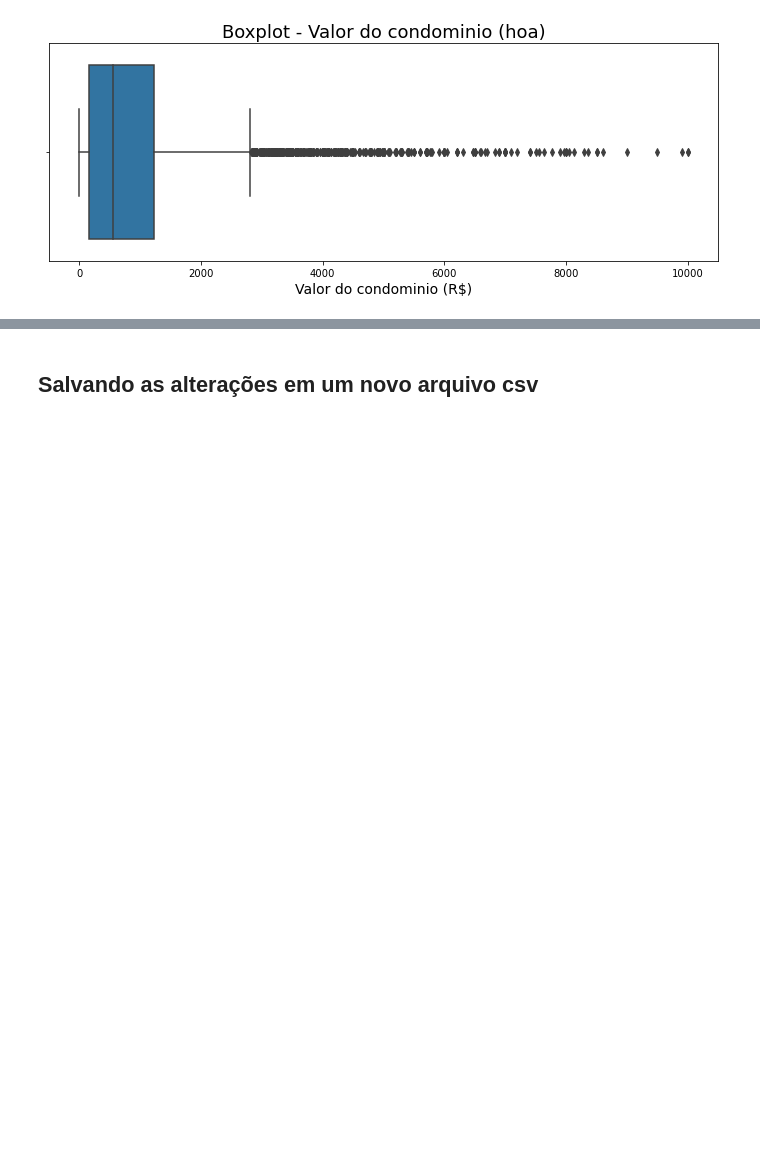
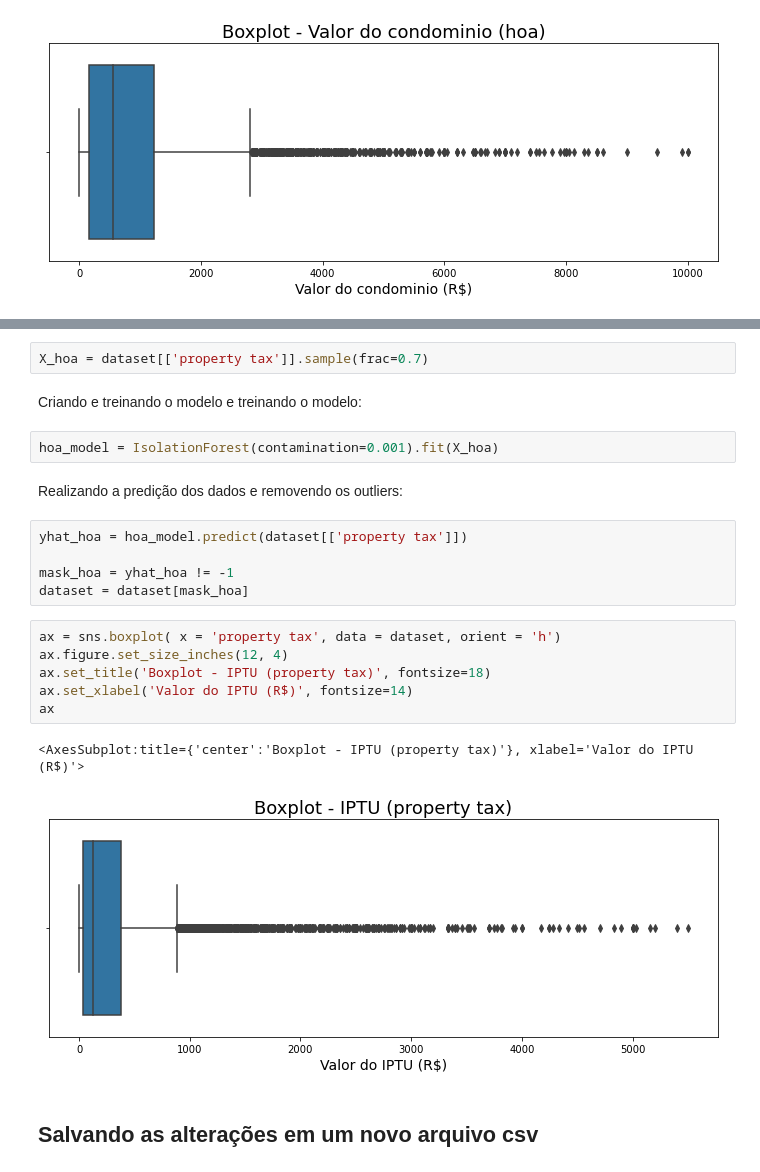
Before and after one commit to IgorFormiga/Data-Science-Projects, a Jupyter notebook: 1_Data_Exploration.ipynb, the cells around one changed output, grey strips where cells are left out. Drawn from its saved outputs; the diff is of its cells as text; blank space fills up the shorter version.

```diff
--- a/Data_Exploration.ipynb
+++ b/1_Data_Exploration.ipynb
@@ -415,3 +442,25 @@ ax
+# %%
+X_hoa = dataset[['property tax']].sample(frac=0.7)
+# %% [markdown]
+Criando e treinando o modelo e treinando o modelo:
+# %%
+hoa_model = IsolationForest(contamination=0.001).fit(X_hoa)
+# %% [markdown]
+Realizando a predição dos dados e removendo os outliers:
+# %%
+yhat_hoa = hoa_model.predict(dataset[['property tax']])
+
+mask_hoa = yhat_hoa != -1
+dataset = dataset[mask_hoa]
+# %%
+ax = sns.boxplot( x = 'property tax', data = dataset, orient = 'h')
+ax.figure.set_size_inches(12, 4)
+ax.set_title('Boxplot - IPTU (property tax)', fontsize=18)
+ax.set_xlabel('Valor do IPTU (R$)', fontsize=14)
+ax
+# %% [output]
+<AxesSubplot:title={'center':'Boxplot - IPTU (property tax)'}, xlabel='Valor do IPTU (R$)'>
+[figure, added]
 # %% [markdown]
 ## Salvando as alterações em um novo arquivo csv
 # %%
```
Also changed, not shown: parts of 9 cells of this notebook, 1 other file.
